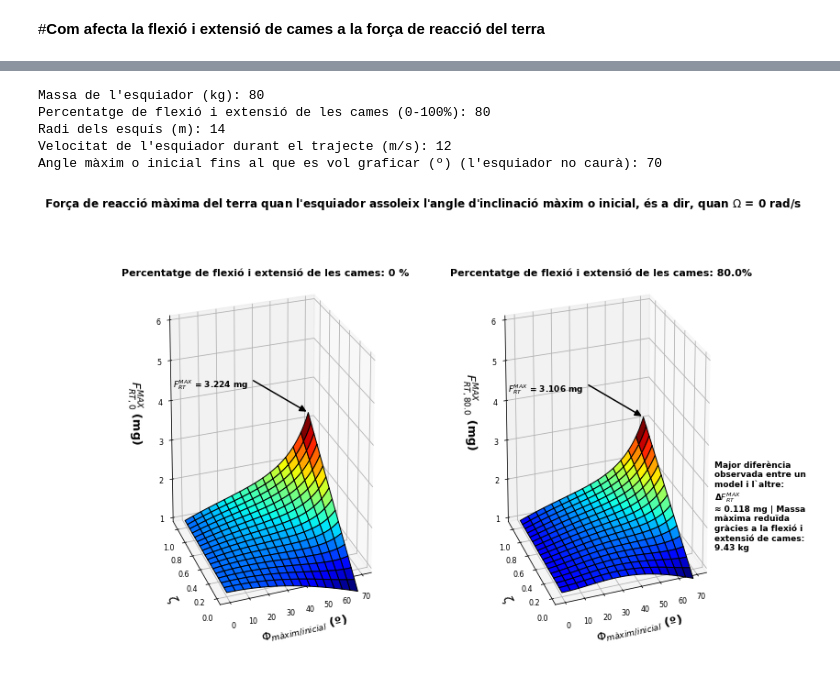
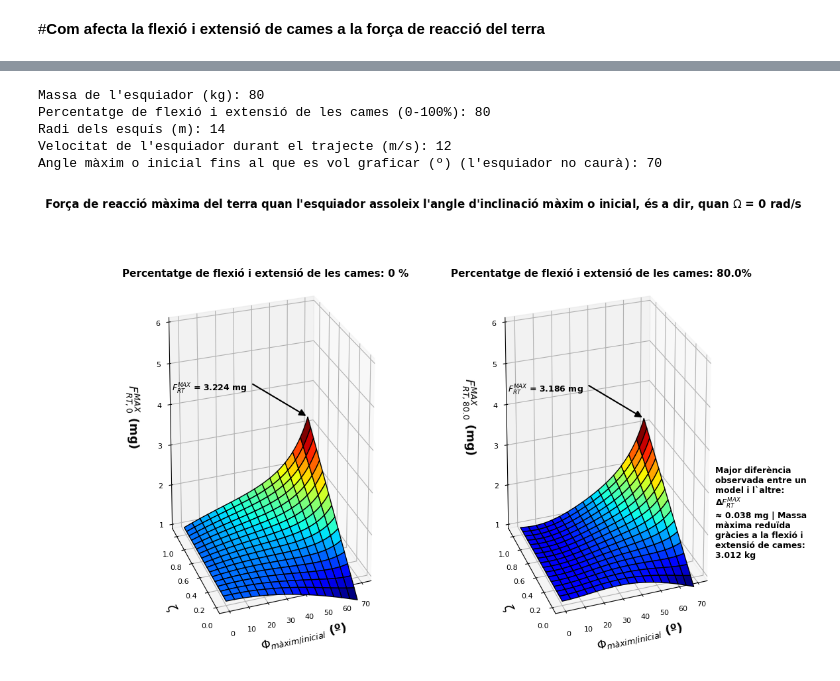
Before and after one commit to jsgf04/TdR_Physics_behind_skiing, a Jupyter notebook: Gràfiques de tots els models de pèndols.ipynb, the cells around one changed output, grey strips where cells are left out. Drawn from its saved outputs; the diff is of its cells as text; code cells hidden in the pictures.

```diff
--- a/Gràfiques de tots els models de pèndols.ipynb
+++ b/Gràfiques de tots els models de pèndols.ipynb
@@ -1464,8 +2515,8 @@ x1 = np.linspace(0, max_Phi, 400)
 y1 = np.linspace(0, zeta_lim, 400)
 X1, Y1 = np.meshgrid(x1, y1)
 Z1= Y1*np.tan(X1*np.pi/180) + np.cos(X1*np.pi/180)
-Z2= Y1*np.tan(X1*np.pi/180) + np.cos(X1*np.pi/180) + ((b*np.sin(X1*np.pi/180))/(3-3*b*np.cos(X1*np.pi/180)))*(np.sin(X1*np.pi/180)-Y1*X1*np.pi/180)
-g_force_max1 = y1[-1]*np.tan(x1[-1]*np.pi/180) + np.cos(x1[-1]*np.pi/180) + ((0*np.sin(x1[-1]*np.pi/180))/(3-3*0*np.cos(x1[-1]*np.pi/180)))*(np.sin(x1[-1]*np.pi/180)-y1[-1]*x1[-1]*np.pi/180)
+Z2= Y1*np.tan(X1*np.pi/180) + np.cos(X1*np.pi/180) + ((b*np.sin(X1*np.pi/180))/(3-3*b*np.cos(X1*np.pi/180)))*(np.sin(X1*np.pi/180)-Y1)
+g_force_max1 = y1[-1]*np.tan(x1[-1]*np.pi/180) + np.cos(x1[-1]*np.pi/180) + ((0*np.sin(x1[-1]*np.pi/180))/(3-3*0*np.cos(x1[-1]*np.pi/180)))*(np.sin(x1[-1]*np.pi/180)-y1[-1])
 x_star, y_star = (Z2 == Z2.max()).nonzero()
 x_maxima = int(x_star)
 y_maxima = int(y_star)
@@ -1508,31 +2559,31 @@ ax1.set_zlabel('$F^{MAX}_{RT,  0}$ (mg)', fontsize=13, fontweight="bold")
 ax1.tick_params(axis='both', which='major', labelsize=8)
 ax1.tick_params(axis='both', which='minor', labelsize=8)
 ax1.yaxis.labelpad=10
 ax1.zaxis.labelpad=18
 
 ax2 = fig.add_subplot(122, projection='3d')
 ax2.plot_surface(X1, Y1, Z2, rstride=25, cstride=25, cmap="jet", antialiased=True, edgecolor = 'black')
 ax2.add_artist(fletxa2)
 ax2.view_init(elev=20, azim=250)
 ax2.grid(True)
 ax2.text(x1[x_maxima]-max_Phi+5,y1[y_maxima]+0.55, z_maxima+0.4, '$F^{MAX}_{RT}$ = %s mg' %round(z_maxima,3), size=9, zorder=1, color='k', fontweight="bold")
 ax2.set_zlim3d(1, 6)
 ax2.set_title('Percentatge de flexió i extensió de les cames: '+str(P)+'%', fontsize=11, fontweight="bold")
 ax2.set_xlabel(r'${\Phi}_{màxim  /  inicial}$ (º)', fontsize=13, fontweight="bold")
 ax2.set_ylabel(r'${\zeta}$', fontsize=13, fontweight="bold")
 ax2.set_zlabel('$F^{MAX}_{RT,  %s}$ (mg)' %P, fontsize=13, fontweight="bold")
 ax2.tick_params(axis='both', which='major', labelsize=8)
 ax2.tick_params(axis='both', which='minor', labelsize=8)
 ax2.yaxis.labelpad=10
 ax2.zaxis.labelpad=18
 t =("Major diferència observada entre un model i l`altre: Δ$F^{MAX}_{RT}$ ≈ "+str(round(delta_F_RT_max, 3))+" mg | Massa màxima reduïda gràcies a la flexió i extensió de cames: "+str(round(m_red,3))+" kg")
 ax2.text(max_Phi+1,-0.35,2, t, fontsize=9, wrap=True, fontweight="bold")
 
 plt.show()
 # %% [output]
 Massa de l'esquiador (kg): 80
 Percentatge de flexió i extensió de les cames (0-100%): 80
 Radi dels esquís (m): 14
 Velocitat de l'esquiador durant el trajecte (m/s): 12
 Angle màxim o inicial fins al que es vol graficar (º) (l'esquiador no caurà): 70
-[figure, old version]
+[figure, new version]
```
Also changed, not shown: parts of 21 cells of this notebook.
